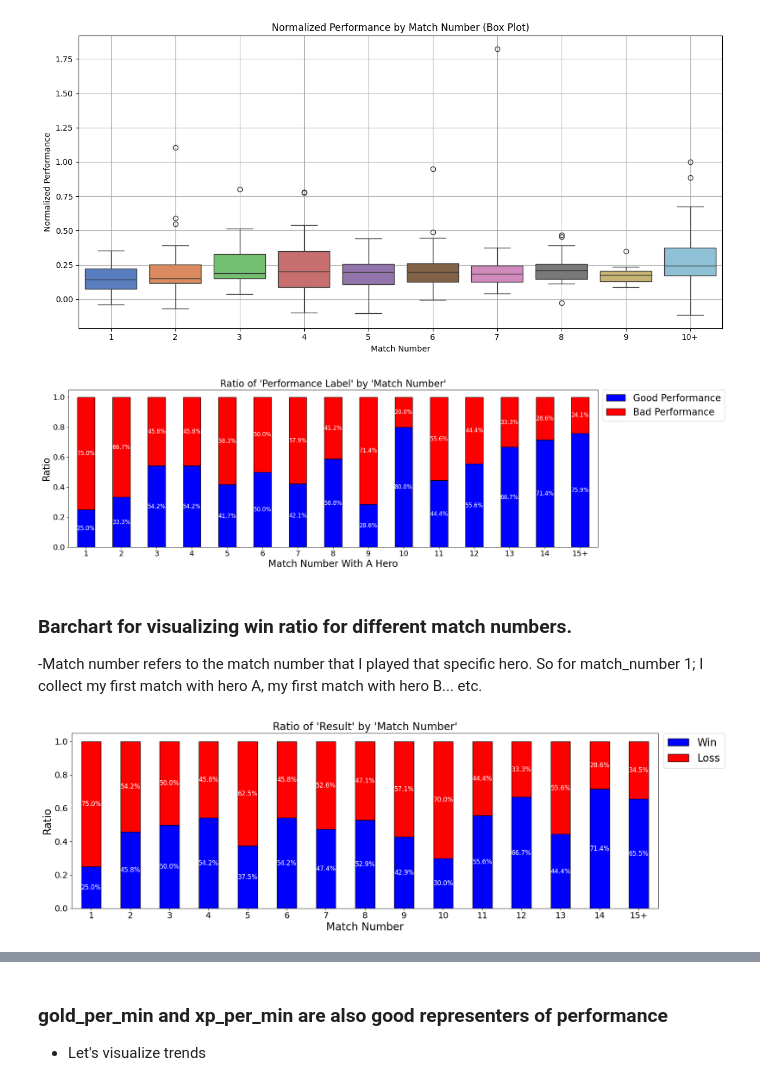
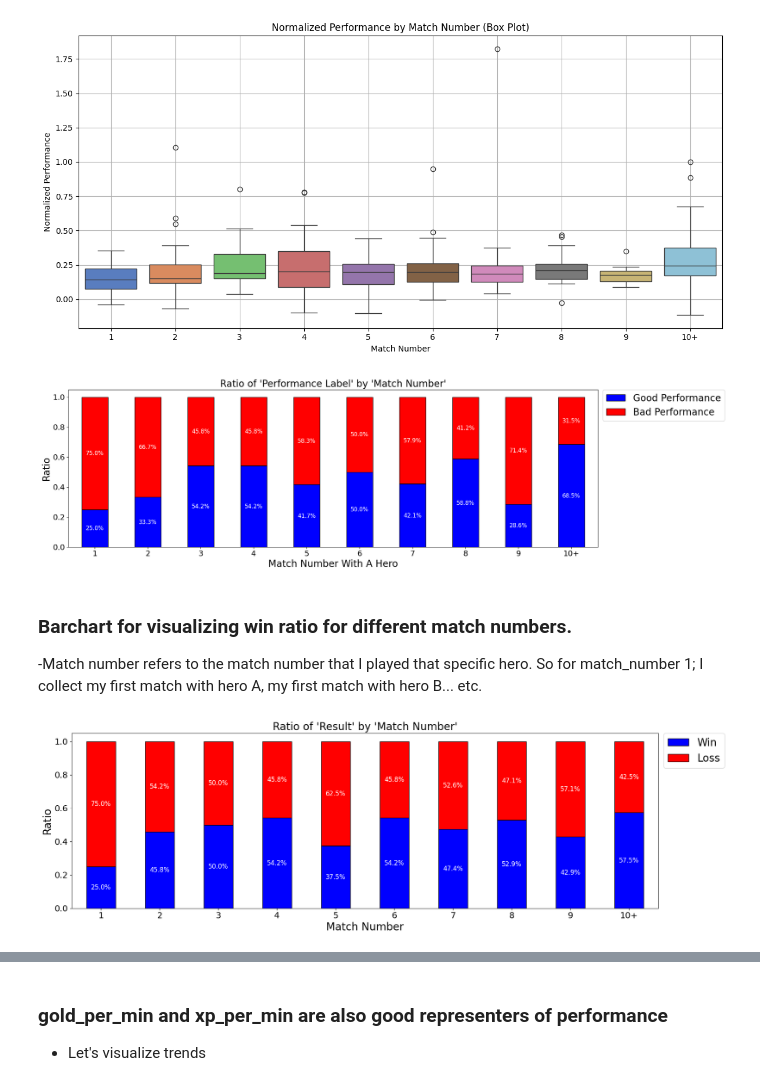
Before and after one commit to Xerkan10/Fall-2024-DSA210-Project, a Jupyter notebook: data_visualization.ipynb, the cells around one changed output, grey strips where cells are left out. Saved outputs shown, nothing was run; the diff lists cells and outputs as text; code cells hidden in the pictures.

```diff
--- a/data_visualization.ipynb
+++ b/data_visualization.ipynb
@@ -370,8 +370,8 @@ def normalize(row: pd.Series, chosen_col: str, columns: list[str]=["good", "bad"
     opposite_column_val = row[columns[opposite_column_indx]] if pd.isna(row[columns[opposite_column_indx]]) == False else 0
     return target_val / (opposite_column_val + target_val)
 
-# Merge match numbers greater than or equal to 15 and label them as "15+"
-all_data['match_number'] = all_data['match_number'].apply(lambda x: '15+' if int(x) >= 15 else str(x))
+# Merge match numbers greater than or equal to 10 and label them as "10+"
+all_data['match_number'] = all_data['match_number'].apply(lambda x: '10+' if int(x) >= 10 else str(x))
 
 fig, ax = plt.subplots(figsize=(20, 6), dpi=100)
 df_vis = all_data.groupby(by=["match_number", "performance_label"]).size().unstack()
@@ -380,7 +380,7 @@ df_vis["bad_norm"] = df_vis.apply(lambda x: normalize(x, "bad"), axis=1)
 df_vis.drop(columns=["good", "bad"], inplace=True)
 df_vis.rename(columns={"good_norm": "Good Performance", "bad_norm": "Bad Performance"}, inplace=True)
 
-# Ensure the x-axis labels are in increasing order with "15+" at the end
+# Ensure the x-axis labels are in increasing order with "10+" at the end
 df_vis = df_vis.reindex(sorted(df_vis.index, key=lambda x: (int(x[:-1]) if x.endswith('+') else int(x))))
 
 # Plot with specified colors
@@ -410,7 +410,7 @@ plt.savefig(os.path.join(output_dir, "performance_label_match_number_bar_chart.p
 
 plt.show()
 # %% [output]
-[figure, old version]
+[figure, new version]
 # %% [markdown]
 ### Barchart for visualizing win ratio for different match numbers.
 -Match number refers to the match number that I played that specific hero. So for match_number 1; I collect my first match with hero A, my first match with hero B... etc.
@@ -430,8 +430,8 @@ def normalize(row: pd.Series, chosen_col: str, columns: list[str]=["win", "loss"
     opposite_column_val = row[columns[opposite_column_indx]] if pd.isna(row[columns[opposite_column_indx]]) == False else 0
     return target_val / (opposite_column_val + target_val)
 
-# Merge match numbers greater than or equal to 15 and label them as "15+"
-all_data['match_number'] = all_data['match_number'].apply(lambda x: '15+' if int(x) >= 15 else str(x))
+# Merge match numbers greater than or equal to 10 and label them as "10+"
+all_data['match_number'] = all_data['match_number'].apply(lambda x: '10+' if int(x) >= 10 else str(x))
 
 fig, ax = plt.subplots(figsize=(20, 6), dpi=100)
 df_vis = all_data.groupby(by=["match_number", "result"]).size().unstack()
@@ -440,36 +440,36 @@ df_vis["loss_norm"] = df_vis.apply(lambda x: normalize(x, "loss"), axis=1)
 df_vis.drop(columns=["win", "loss"], inplace=True)
 df_vis.rename(columns={"win_norm": "Win", "loss_norm": "Loss"}, inplace=True)
 
-# Ensure the x-axis labels are in increasing order with "15+" at the end
+# Ensure the x-axis labels are in increasing order with "10+" at the end
 df_vis = df_vis.reindex(sorted(df_vis.index, key=lambda x: (int(x[:-1]) if x.endswith('+') else int(x))))
 
 # Plot with specified colors
 df_vis.plot(kind="bar", stacked=True, ax=ax, edgecolor="black", color=["blue", "red"])
 
 # Add percentages on bars
 for i in range(len(df_vis)):
     good_perc = df_vis["Win"].iloc[i] * 100
     bad_perc = df_vis["Loss"].iloc[i] * 100
     ax.text(i, df_vis["Win"].iloc[i] / 2, f'{good_perc:.1f}%', ha='center', va='center', color='white', fontsize=12)
     ax.text(i, df_vis["Win"].iloc[i] + df_vis["Loss"].iloc[i] / 2, f'{bad_perc:.1f}%', ha='center', va='center', color='white', fontsize=12)
 
 ax.yaxis.set_tick_params(labelsize=16)
 ax.xaxis.set_tick_params(labelsize=16)
 ax.set_xlabel("Match Number", fontsize=20)
 ax.set_ylabel("Ratio", fontsize=20)
 ax.set_title("Ratio of 'Result' by 'Match Number'", fontsize=20)
 ax.legend(loc='center left', bbox_to_anchor=(1, 0.9), fontsize=20)
 # Adjust x-axis labels to be linear and horizontal
 plt.xticks(rotation=0)
 
 # Save the plot to the specified directory
 output_dir = "data/visuals"
 os.makedirs(output_dir, exist_ok=True)
 plt.savefig(os.path.join(output_dir, "result_match_number_bar_chart.png"))
 
 plt.show()
 # %% [output]
-[figure, old version]
+[figure, new version]
 # %%
 import pandas as pd
 import matplotlib.pyplot as plt
```
Also changed, not shown: parts of 2 cells of this notebook, 3 other files.
